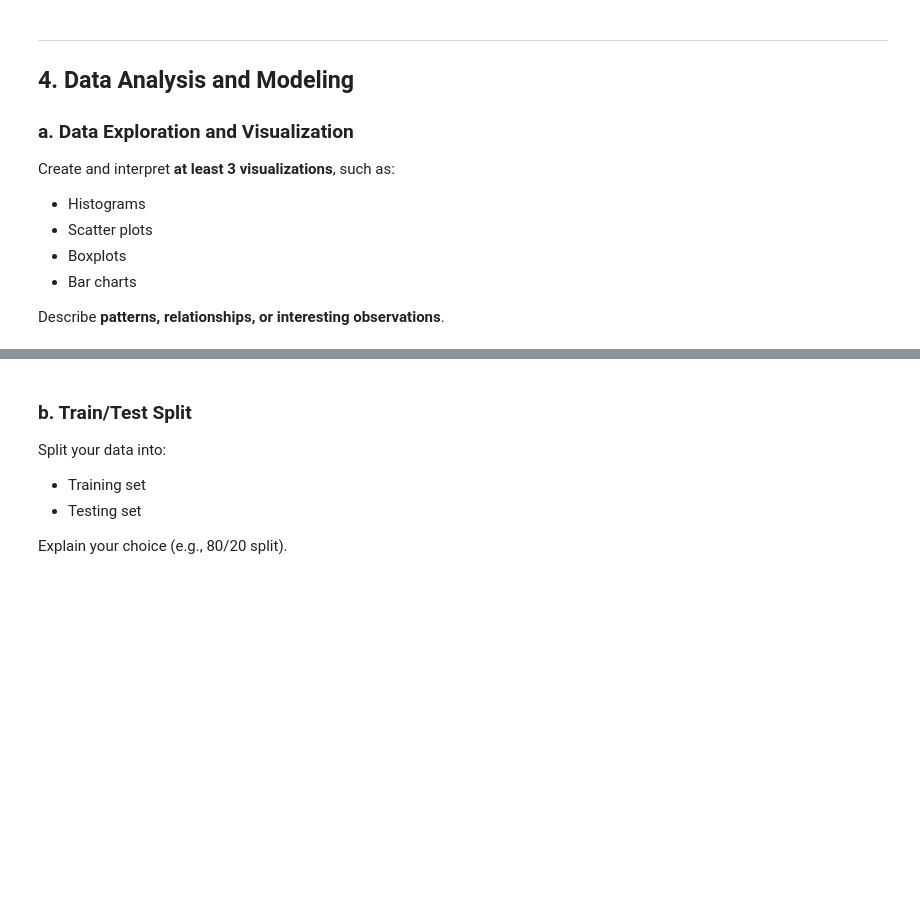
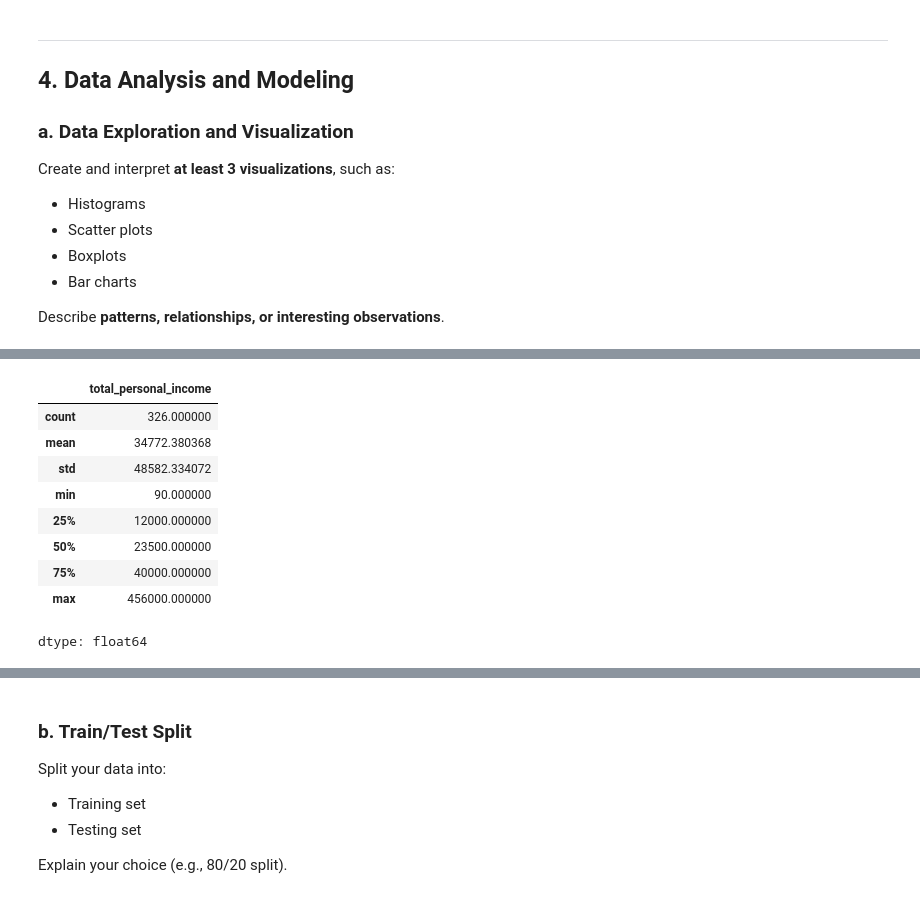
Before and after one commit to Nikolai-N484/Data201_NikolaiN, a Jupyter notebook: Project2/Nikolai_Navarro_Project2_Week11.ipynb, the cells around one changed output, grey strips where cells are left out. Drawn from its saved outputs; the diff is of its cells as text; code cells hidden in the pictures; blank space fills up the shorter version.

```diff
--- a/Project2/Nikolai_Navarro_Project2_Week11.ipynb
+++ b/Project2/Nikolai_Navarro_Project2_Week11.ipynb
@@ -132,0 +140,13 @@ Describe **patterns, relationships, or interesting observations**.
+# %%
+df["total_personal_income"].describe()
+# %% [output]
+|  | total_personal_income |
+| count | 326.000000 |
+| mean | 34772.380368 |
+| std | 48582.334072 |
+| min | 90.000000 |
+| 25% | 12000.000000 |
+| 50% | 23500.000000 |
+| 75% | 40000.000000 |
+| max | 456000.000000 |
+dtype: float64
```
Also changed, not shown: parts of 12 cells of this notebook.
